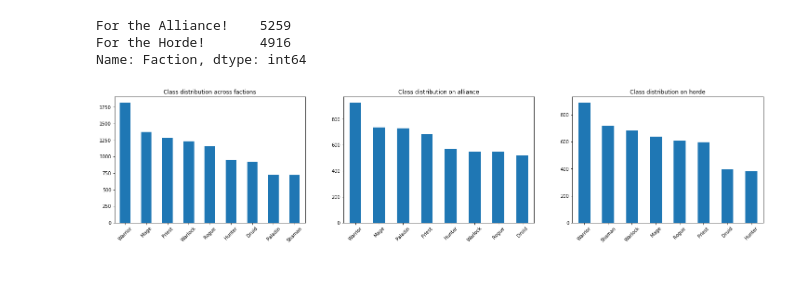
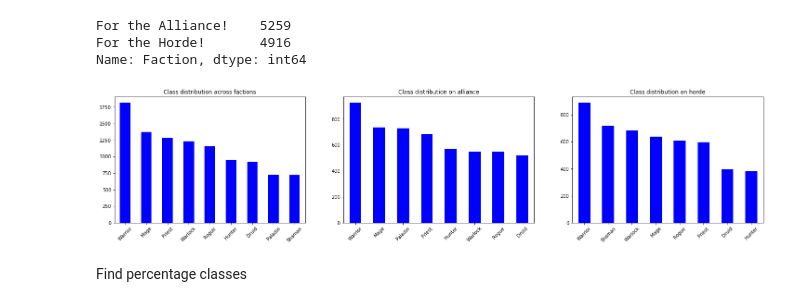
Before and after one commit to ClausHolmgaard/Playground, a Jupyter notebook: Misc/Untitled.ipynb, the cells around one changed output. Saved outputs shown, nothing was run; the diff lists cells and outputs as text; code cells hidden in the pictures; blank space fills up the shorter version.

```diff
--- a/Misc/Untitled.ipynb
+++ b/Misc/Untitled.ipynb
@@ -7,5 +9,6 @@ import matplotlib.pyplot as plt
 # %%
-file_path = r"D:\temp\Copy of WoW_ Classic Census Survey Raw Results.csv"
+#file_path = r"D:\temp\Copy of WoW_ Classic Census Survey Raw Results.csv"
+file_path = r"~/temp/Copy of WoW_ Classic Census Survey Raw Results_2.csv"
 df = pd.read_csv(file_path)
 # %%
 df.describe()
@@ -44,14 +47,28 @@ For the Alliance!    5259
 For the Horde!       4916
 Name: Faction, dtype: int64
 # %%
-#class_dist = df['Class'].value_counts()
-#print(class_dist)
 fig, axes = plt.subplots(1, 3, figsize=(25, 5))
 
-df['Class'].value_counts().plot(ax=axes[0], kind='bar', rot=45, title='Class distribution across factions')
-df_alliance['Class'].value_counts().plot(ax=axes[1], kind='bar', rot=45, title='Class distribution on alliance')
-df_horde['Class'].value_counts().plot(ax=axes[2], kind='bar', rot=45, title='Class distribution on horde')
+df['Class'].value_counts().plot(ax=axes[0],
+                                kind='bar',
+                                rot=45,
+                                color='b',
+                                title='Class distribution across factions')
+
+df_alliance['Class'].value_counts().plot(ax=axes[1],
+                                         kind='bar',
+                                         rot=45,
+                                         color='b',
+                                         title='Class distribution on alliance')
+
+df_horde['Class'].value_counts().plot(ax=axes[2],
+                                      kind='bar',
+                                      rot=45,
+                                      color='b',
+                                      title='Class distribution on horde')
 
 plt.show()
 # %% [output]
-[figure, old version]
+[figure, new version]
+# %% [markdown]
+Find percentage classes
```
Also changed, not shown: parts of 7 cells of this notebook, 3 other files.
